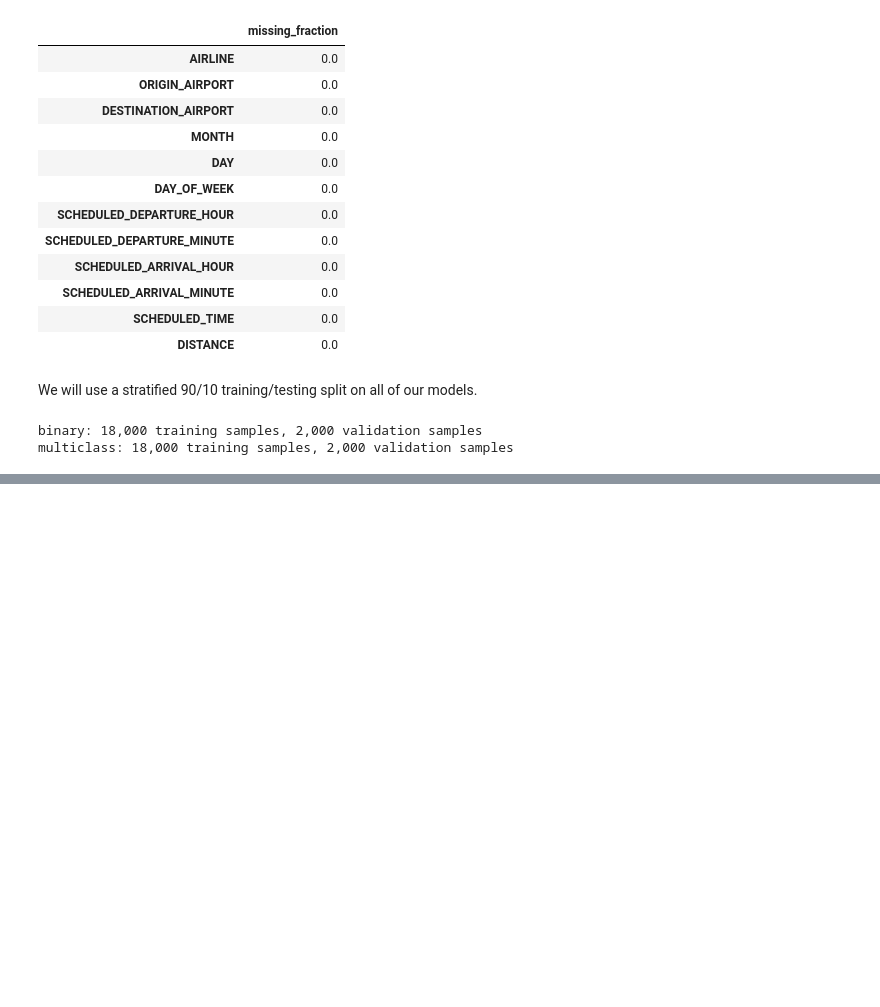
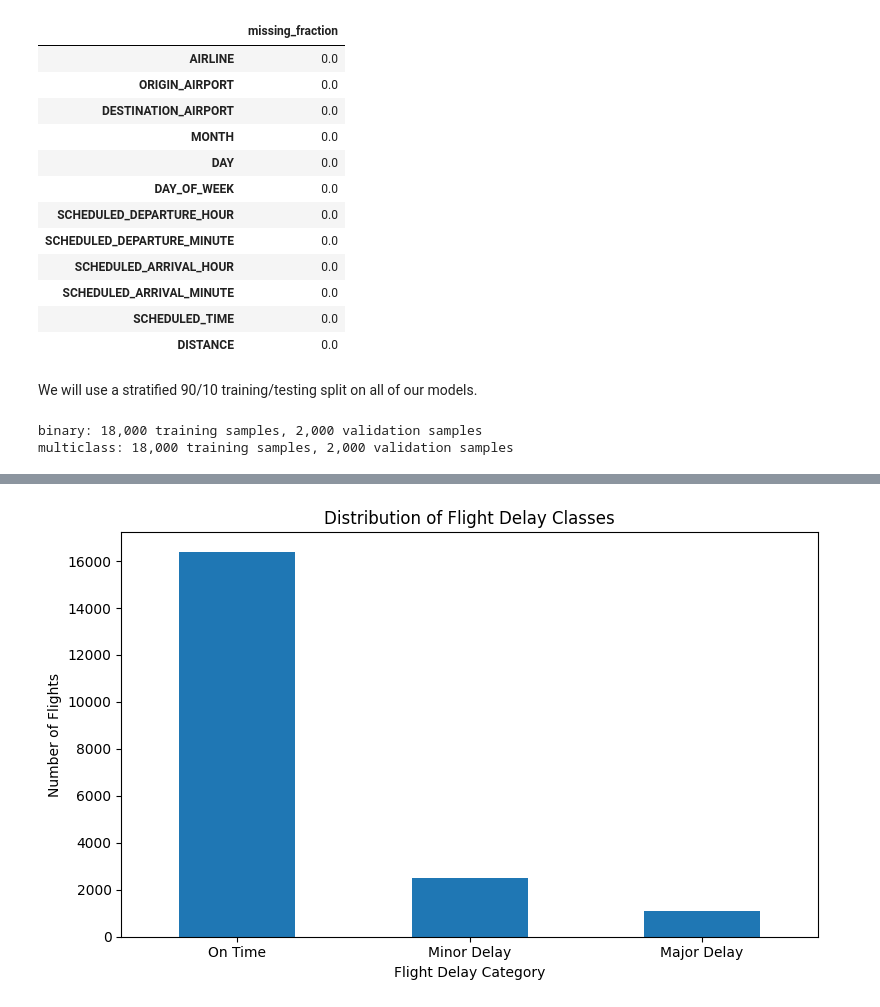
Before and after one commit to laurenlal/cse5104-project2, a Jupyter notebook: model_fitting.ipynb, the cells around one changed output, grey strips where cells are left out. Saved outputs shown, nothing was run; the diff lists cells and outputs as text; code cells hidden in the pictures; blank space fills up the shorter version.

```diff
--- a/model_fitting.ipynb
+++ b/model_fitting.ipynb
@@ -248,0 +332,21 @@ multiclass: 18,000 training samples, 2,000 validation samples
+# %%
+# target class distribution
+plt.figure(figsize=(8, 5))
+
+targets["multiclass"].value_counts().sort_index().plot(
+    kind="bar"
+)
+
+plt.xticks(
+    [0, 1, 2],
+    ["On Time", "Minor Delay", "Major Delay"],
+    rotation=0
+)
+
+plt.title("Distribution of Flight Delay Classes")
+plt.xlabel("Flight Delay Category")
+plt.ylabel("Number of Flights")
+plt.tight_layout()
+plt.show()
+# %% [output]
+[figure, added]
```
Also changed, not shown: parts of 9 cells of this notebook.
